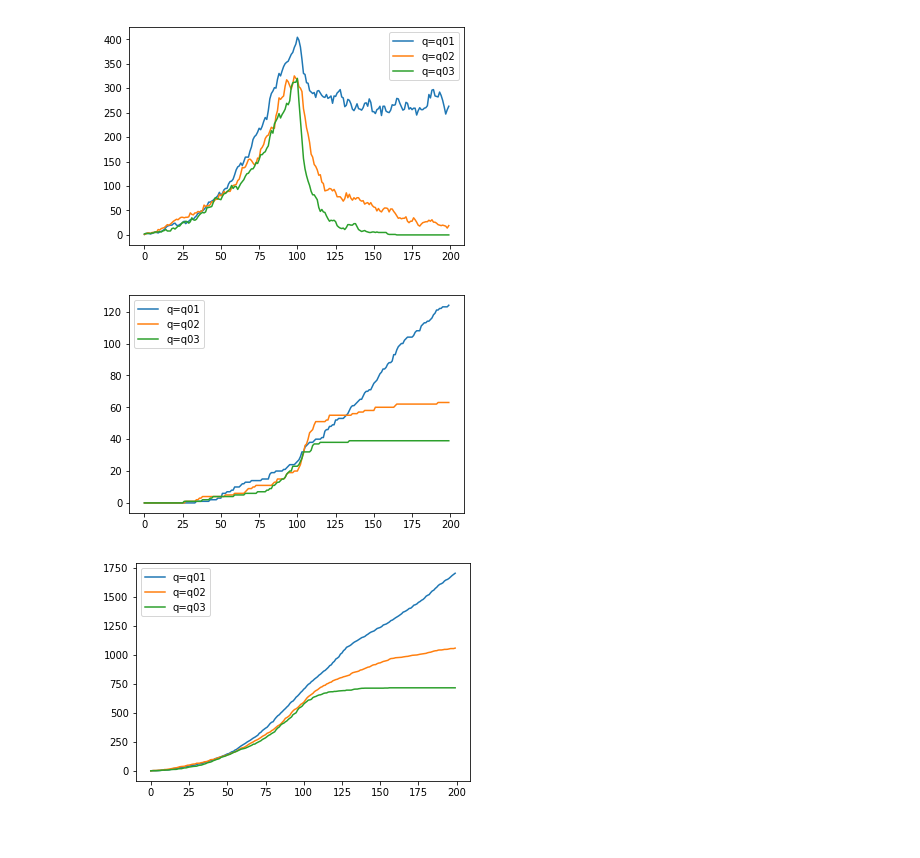
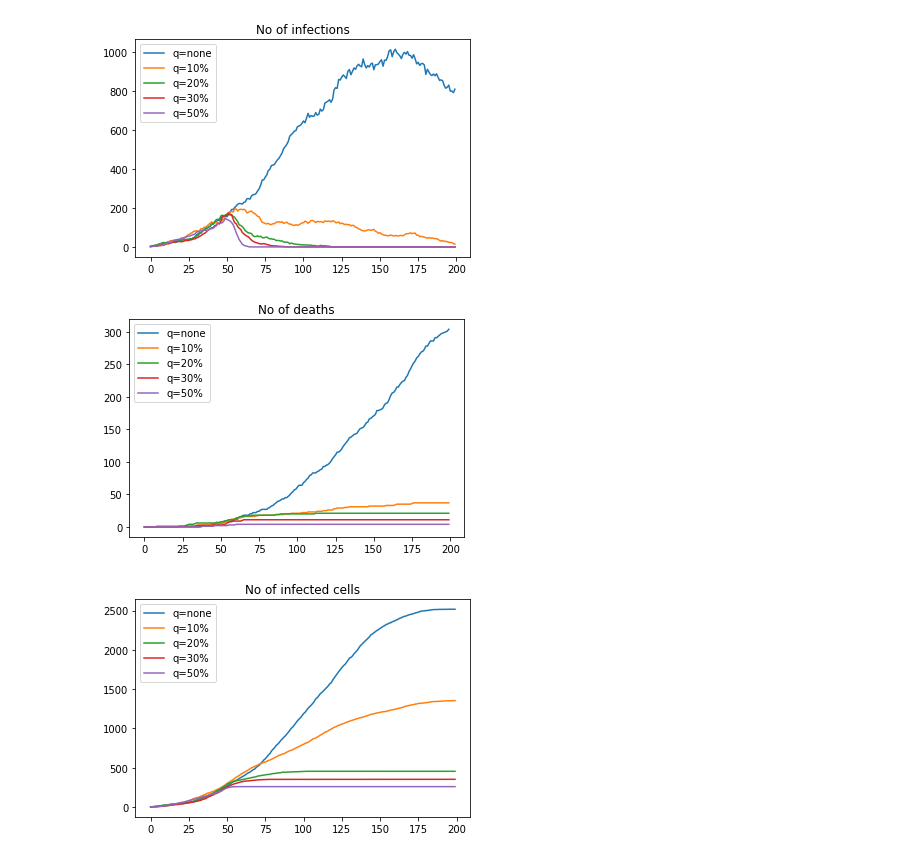
Before and after one commit to sausheong/epidemic-sim, a Jupyter notebook: analysis - quarantine.ipynb, the cells around one changed output. Cells and saved outputs as stored; diff of their text form; code cells hidden in the pictures.

```diff
--- a/analysis - quarantine.ipynb
+++ b/analysis - quarantine.ipynb
@@ -4,33 +4,37 @@ import numpy as np
 import pandas as pd
 %matplotlib inline
 
-names = ["q01", "q02", "q03"]
+names = ["data", "q01", "q02", "q03", "q05"]
+labels = ["none", "10%", "20%", "30%", "50%"]
 source = []
 for name in names:
     source.append(pd.read_csv("data/epidemic-" + name + ".csv"))
 a = np.array(list(range(0,len(source[0]["infections"]))))
 x = a.astype(float)
 # %%
-for s, n in zip(source, names):
+for s, n in zip(source, labels):
     plt.plot(x, s["infections"], label="q="+n)
 
+plt.title('No of infections')
 plt.legend()
 plt.show()
 # %% [output]
-[figure, old version]
+[figure, new version]
 # %%
-for s, n in zip(source, names):
+for s, n in zip(source, labels):
     plt.plot(x, s["deaths"], label="q="+n)
 
+plt.title('No of deaths')
 plt.legend()
 plt.show()
 # %% [output]
-[figure, old version]
+[figure, new version]
 # %%
-for s, n in zip(source, names):
+for s, n in zip(source, labels):
     plt.plot(x, s["infecteds"], label="q="+n)
 
+plt.title('No of infected cells')
 plt.legend()
 plt.show()
 # %% [output]
-[figure, old version]
+[figure, new version]
```
Also changed, not shown: 6 other files.
